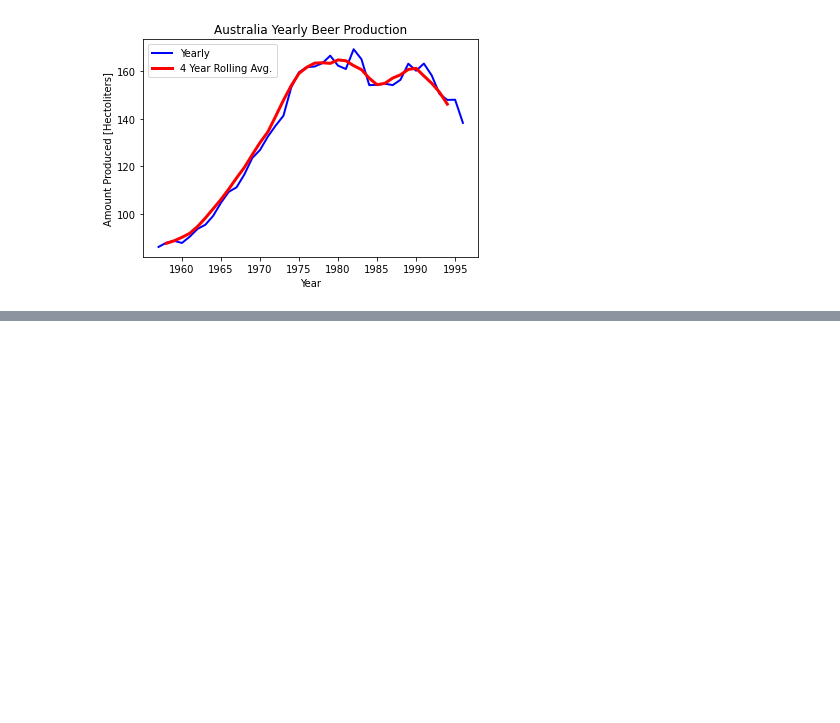
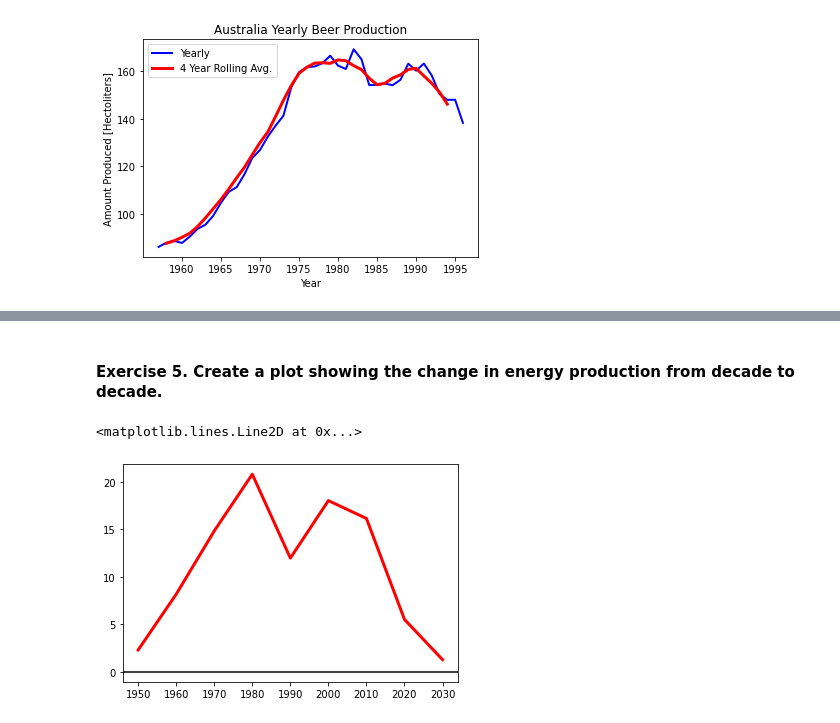
Before and after one commit to ohcrud/intermediate_python, a Jupyter notebook: sprint-2/practice-1/sprint-2-practice-1.ipynb, the cells around one changed output, grey strips where cells are left out. Cells and saved outputs as stored; diff of their text form; code cells hidden in the pictures; blank space fills up the shorter version.

```diff
--- a/sprint-2/practice-1/sprint-2-practice-1.ipynb
+++ b/sprint-2/practice-1/sprint-2-practice-1.ipynb
@@ -390,0 +481,16 @@ Text(0, 0.5, 'Amount Produced [Hectoliters]')
+# %% [markdown]
+#### Exercise 5. Create a plot showing the change in energy production from decade to decade.
+# %%
+### BEGIN SOLUTION
+
+electric_decade['Electric Production Index - lag 1'] = electric_decade['Electric Production Index'].shift(1)
+electric_decade['Decadal Diff'] = electric_decade['Electric Production Index'] - electric_decade['Electric Production Index - lag 1']
+
+plt.plot(electric_decade['DATE'], electric_decade["Decadal Diff"], c = 'r',
+    linewidth = 3, label = 'Decadal')
+plt.axhline(y=0, c = 'k')
+
+### END SOLUTION
+# %% [output]
+<matplotlib.lines.Line2D at 0x...>
+[figure, added]
```
Also changed, not shown: parts of 13 cells of this notebook, 1 other file.
